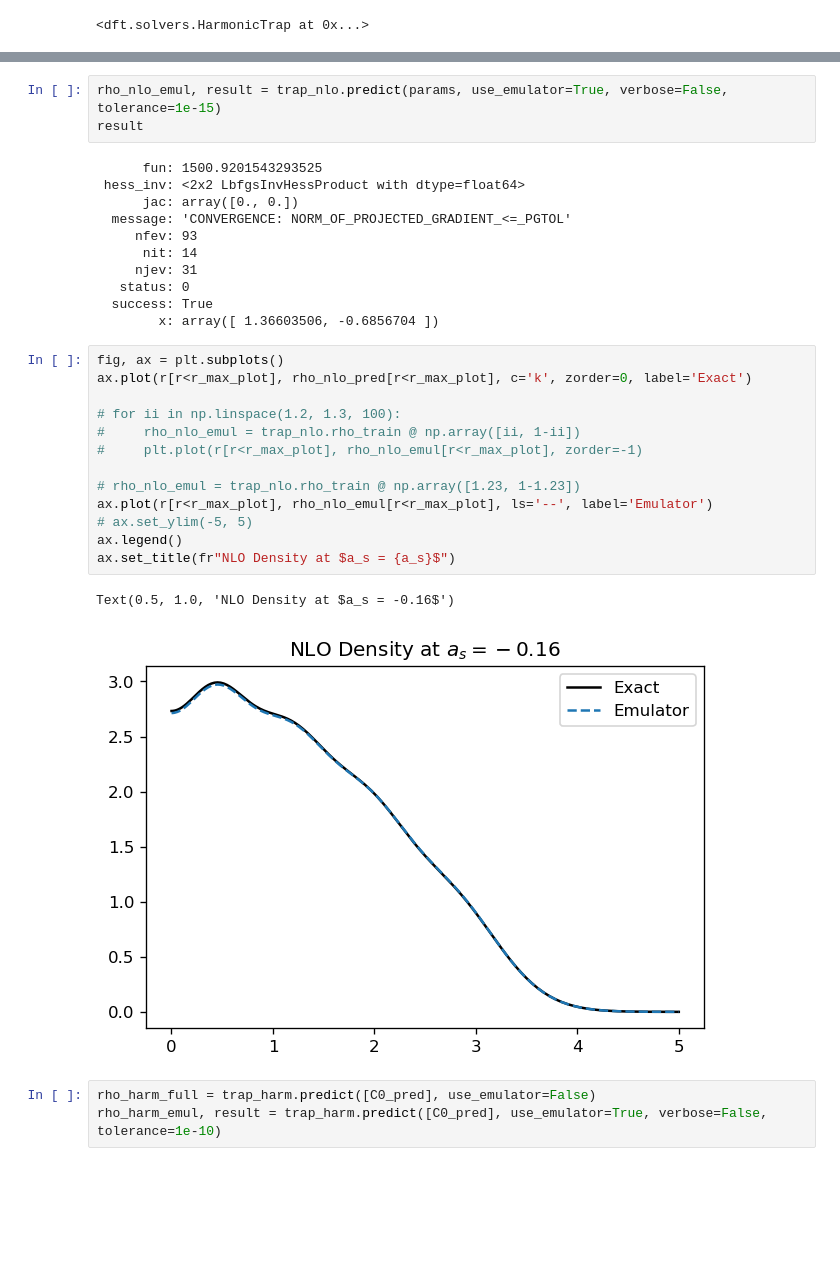
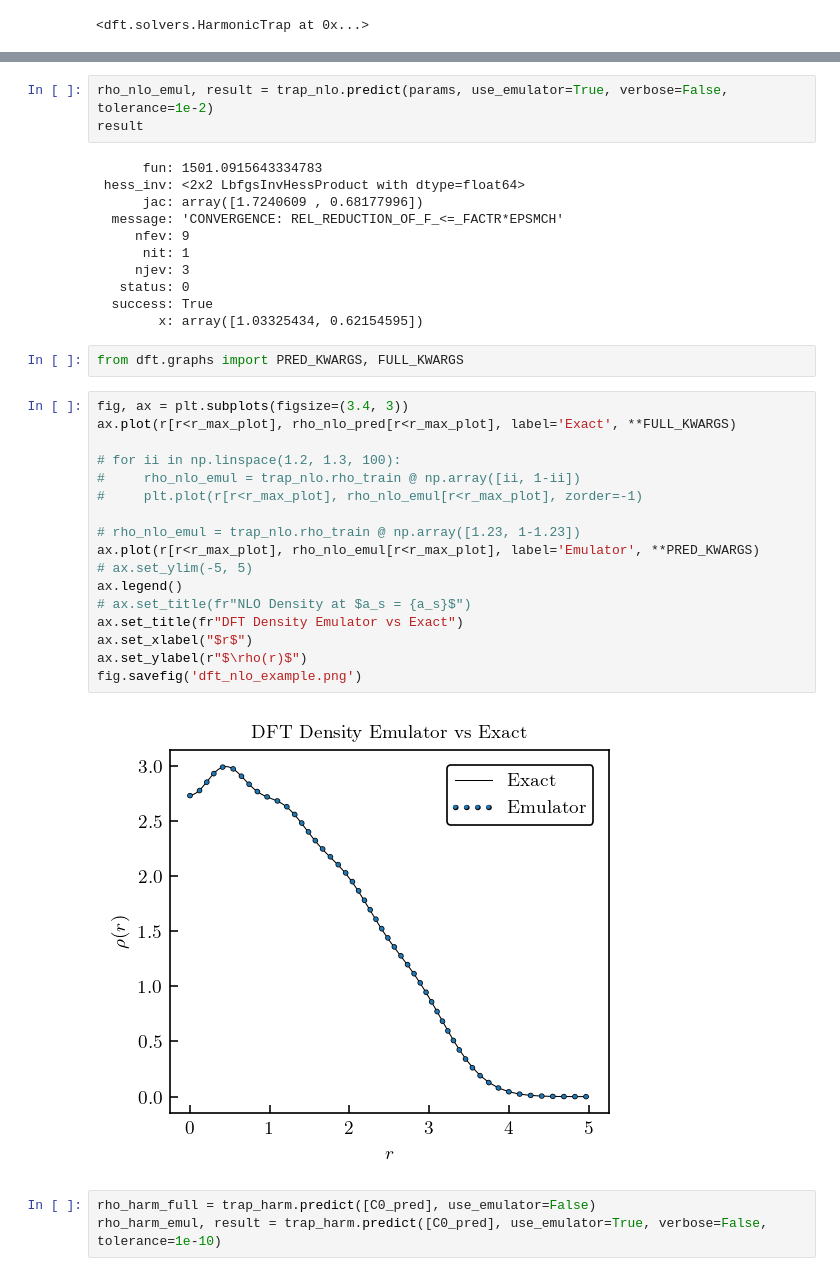
Before and after one commit to jordan-melendez/dft_emulator, a Jupyter notebook: notebooks/dft_test.ipynb, the cells around one changed output, grey strips where cells are left out. Cells and saved outputs as stored; diff of their text form; blank space fills up the shorter version.

```diff
--- a/notebooks/dft_test.ipynb
+++ b/notebooks/dft_test.ipynb
@@ -101,33 +115,38 @@ trap_nlo.fit([[-0.3], [0.1], [0.2]])
 # %%
-rho_nlo_emul, result = trap_nlo.predict(params, use_emulator=True, verbose=False, tolerance=1e-15)
+rho_nlo_emul, result = trap_nlo.predict(params, use_emulator=True, verbose=False, tolerance=1e-2)
 result
 # %% [output]
-      fun: 1500.9201543293525
+      fun: 1501.0915643334783
  hess_inv: <2x2 LbfgsInvHessProduct with dtype=float64>
-      jac: array([0., 0.])
-  message: 'CONVERGENCE: NORM_OF_PROJECTED_GRADIENT_<=_PGTOL'
-     nfev: 93
-      nit: 14
-     njev: 31
+      jac: array([1.7240609 , 0.68177996])
+  message: 'CONVERGENCE: REL_REDUCTION_OF_F_<=_FACTR*EPSMCH'
+     nfev: 9
+      nit: 1
+     njev: 3
    status: 0
   success: True
-        x: array([ 1.36603506, -0.6856704 ])
+        x: array([1.03325434, 0.62154595])
+# %%
+from dft.graphs import PRED_KWARGS, FULL_KWARGS
 # %%
-fig, ax = plt.subplots()
-ax.plot(r[r<r_max_plot], rho_nlo_pred[r<r_max_plot], c='k', zorder=0, label='Exact')
+fig, ax = plt.subplots(figsize=(3.4, 3))
+ax.plot(r[r<r_max_plot], rho_nlo_pred[r<r_max_plot], label='Exact', **FULL_KWARGS)
 
 # for ii in np.linspace(1.2, 1.3, 100):
 #     rho_nlo_emul = trap_nlo.rho_train @ np.array([ii, 1-ii])
 #     plt.plot(r[r<r_max_plot], rho_nlo_emul[r<r_max_plot], zorder=-1)
 
 # rho_nlo_emul = trap_nlo.rho_train @ np.array([1.23, 1-1.23])
-ax.plot(r[r<r_max_plot], rho_nlo_emul[r<r_max_plot], ls='--', label='Emulator')
+ax.plot(r[r<r_max_plot], rho_nlo_emul[r<r_max_plot], label='Emulator', **PRED_KWARGS)
 # ax.set_ylim(-5, 5)
 ax.legend()
-ax.set_title(fr"NLO Density at $a_s = {a_s}$")
+# ax.set_title(fr"NLO Density at $a_s = {a_s}$")
+ax.set_title(fr"DFT Density Emulator vs Exact")
+ax.set_xlabel("$r$")
+ax.set_ylabel(r"$\rho(r)$")
+fig.savefig('dft_nlo_example.png')
 # %% [output]
-Text(0.5, 1.0, 'NLO Density at $a_s = -0.16$')
-[figure, old version]
+[figure, new version]
 # %%
 rho_harm_full = trap_harm.predict([C0_pred], use_emulator=False)
 rho_harm_emul, result = trap_harm.predict([C0_pred], use_emulator=True, verbose=False, tolerance=1e-10)
```
Also changed, not shown: parts of 7 cells of this notebook.
